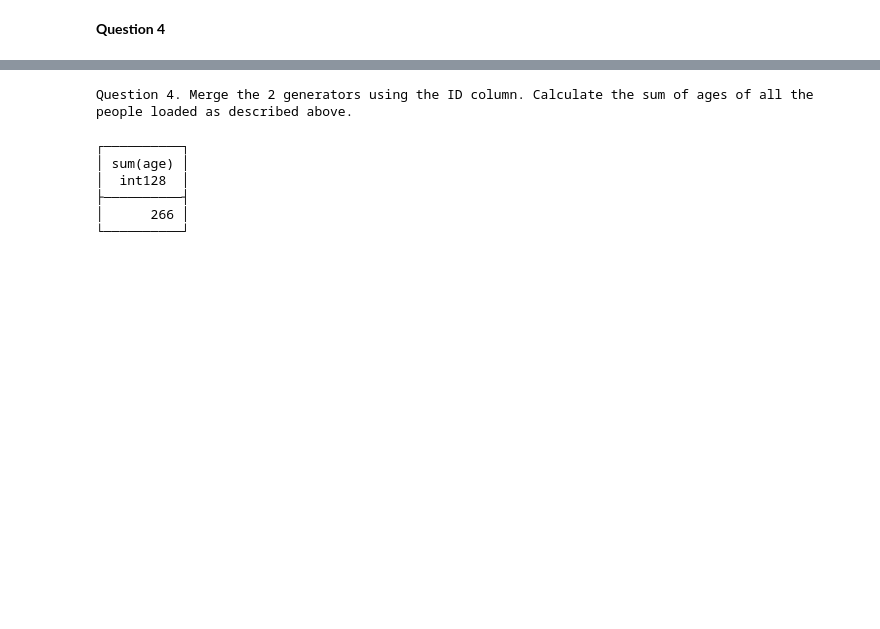
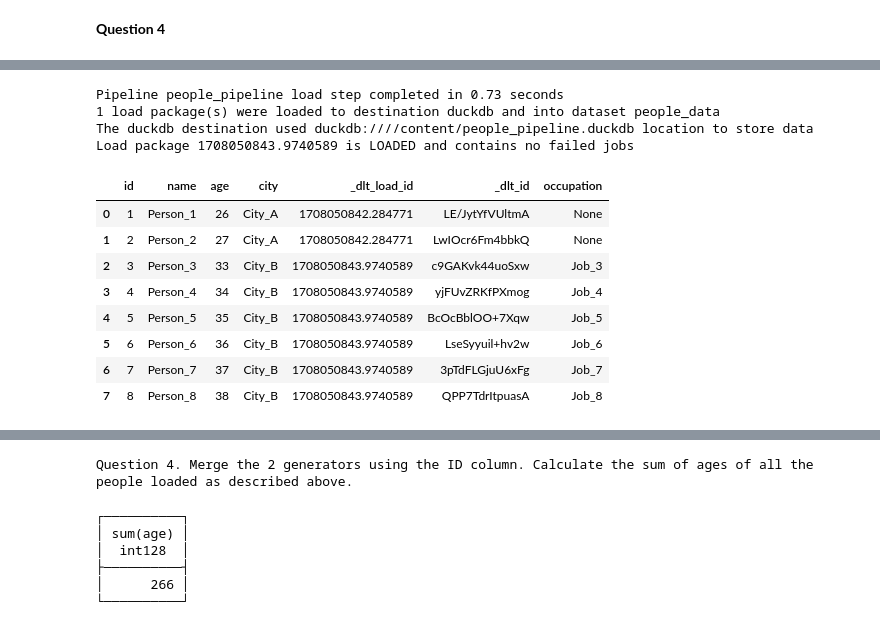
Before and after one commit to msugar/zoomcamp, a Jupyter notebook: data-engineering-2024/workshops/01-dlt/Homework_data_talks_club_data_extraction_and_ingestion.ipynb, the cells around one changed output, grey strips where cells are left out. Saved outputs shown, nothing was run; the diff lists cells and outputs as text; code cells hidden in the pictures; blank space fills up the shorter version.

```diff
--- a/data-engineering-2024/workshops/01-dlt/Homework_data_talks_club_data_extraction_and_ingestion.ipynb
+++ b/data-engineering-2024/workshops/01-dlt/Homework_data_talks_club_data_extraction_and_ingestion.ipynb
@@ -157,13 +208,0 @@ Load package 1707882035.4406438 is LOADED and contains no failed jobs
-# %%
-# a database 'people_pipeline.duckdb' was created in working directory so just connect to it
-conn = duckdb.connect(f"{pipeline.pipeline_name}.duckdb")
-
-# this lets us query data without adding schema prefix to table names
-conn.sql(f"SET search_path = '{pipeline.dataset_name}'")
-
-# list all tables
-display(conn.sql("DESCRIBE"))
-
-# show the outcome
-people_table = conn.sql("SELECT * FROM people ORDER BY id").df()
-display(people_table)
@@ -190,11 +208,0 @@ display(people_table)
-# %%
-# Merge
-info = pipeline.run(people_2(),
-										table_name="people",
-										write_disposition="merge",
-                    primary_key='ID')
-print(info)
-
-# show the outcome
-people_table = conn.sql("SELECT * FROM people ORDER BY id").df()
-display(people_table)
@@ -215,2 +209,10 @@ Load package 1707882054.1684337 is LOADED and contains no failed jobs
 # %% [markdown]
 **Question 4**
+# %%
+# load people to another table
+info = pipeline.run(people_1(), table_name='people_merged')
+print(info)
+
+# show people ordered by ID
+people_table = conn.sql(f"SELECT * FROM {dataset_name}.people_merged ORDER BY id").df()
+display(people_table)
@@ -216,0 +230,25 @@ Load package 1707882054.1684337 is LOADED and contains no failed jobs
+# %%
+# merge
+info = pipeline.run(people_2(),
+										table_name="people_merged",
+										write_disposition="merge",
+                    primary_key='ID')
+print(info)
+
+# show the outcome
+people_table = conn.sql(f"SELECT * FROM {dataset_name}.people_merged ORDER BY id").df()
+display(people_table)
+# %% [output]
+Pipeline people_pipeline load step completed in 0.73 seconds
+1 load package(s) were loaded to destination duckdb and into dataset people_data
+The duckdb destination used duckdb:////content/people_pipeline.duckdb location to store data
+Load package 1708050843.9740589 is LOADED and contains no failed jobs
+|  | id | name | age | city | _dlt_load_id | _dlt_id | occupation |
+| 0 | 1 | Person_1 | 26 | City_A | 1708050842.284771 | LE/JytYfVUltmA | None |
+| 1 | 2 | Person_2 | 27 | City_A | 1708050842.284771 | LwIOcr6Fm4bbkQ | None |
+| 2 | 3 | Person_3 | 33 | City_B | 1708050843.9740589 | c9GAKvk44uoSxw | Job_3 |
+| 3 | 4 | Person_4 | 34 | City_B | 1708050843.9740589 | yjFUvZRKfPXmog | Job_4 |
+| 4 | 5 | Person_5 | 35 | City_B | 1708050843.9740589 | BcOcBblOO+7Xqw | Job_5 |
+| 5 | 6 | Person_6 | 36 | City_B | 1708050843.9740589 | LseSyyuil+hv2w | Job_6 |
+| 6 | 7 | Person_7 | 37 | City_B | 1708050843.9740589 | 3pTdFLGjuU6xFg | Job_7 |
+| 7 | 8 | Person_8 | 38 | City_B | 1708050843.9740589 | QPP7TdrItpuasA | Job_8 |
```
Also changed, not shown: parts of 28 cells of this notebook.
